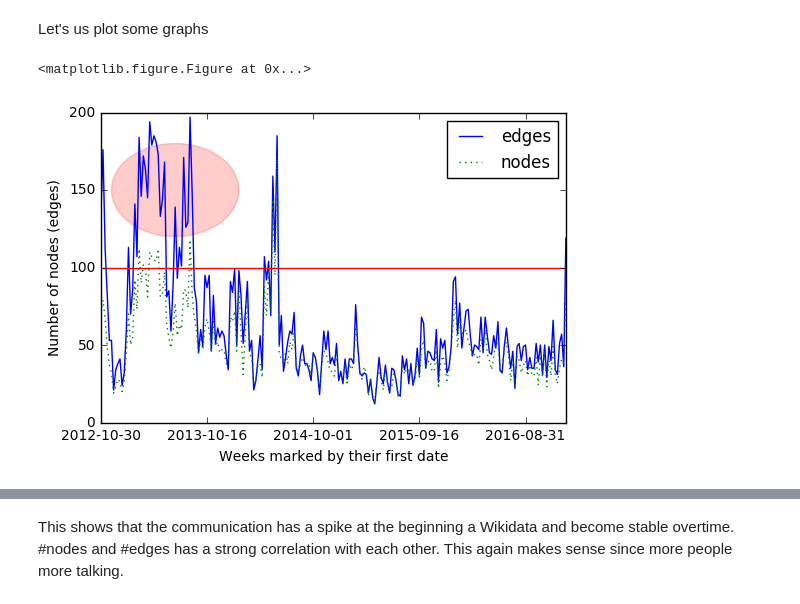
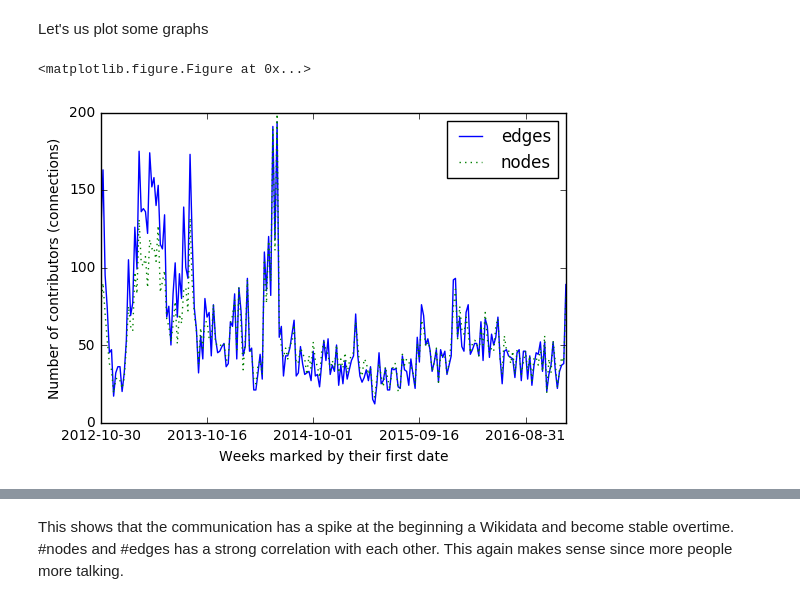
Before and after one commit to totucuong/wikidata, a Jupyter notebook: python/wikidatanetworkanalysis.ipynb, the cells around one changed output, grey strips where cells are left out. Drawn from its saved outputs; the diff is of its cells as text; code cells hidden in the pictures.

```diff
--- a/python/wikidatanetworkanalysis.ipynb
+++ b/python/wikidatanetworkanalysis.ipynb
@@ -348,9 +413,11 @@ def rescue_code(function):
 
 First we need to generate some timeSeries data. The first two series are number of nodes and number of edges for each week.
 # %%
-def createWeeklyGraph(prefix, weekNumber):
+def createWeeklyGraph(prefix, weekNumber, artifact):
     filePath = prefix + str(weekNumber)
-    return createGraph(delim=";",pathtographfile=filePath)
+    return createGraph(delim=";",pathtographfile=filePath, artifact=artifact)
+
+
 
 def buildFileHeader(columns):
     header =""
@@ -390,14 +457,14 @@ def saveTimeSeries(filePath, timeSeries):
                 values.append(timeSeries[col][i])
             f.write(buildFileLine(values) + "\n")
 
-def buildWeeklyGraphs(prefix, weeks):
+def buildWeeklyGraphs(prefix, weeks,artifact):
     graphs = []
     for i in range(weeks):
-        graphs.append(createWeeklyGraph(prefix, i))
+        graphs.append(createWeeklyGraph(prefix, i, artifact))
     return graphs
 
 # read in weekly graphs
-graphs = buildWeeklyGraphs("../data/wtp-networks/wtpnetwork_timestamp.csv_",220)
+graphs = buildWeeklyGraphs(prefix="../data/wtp-networks/wtpnetwork_timestamp.csv_",weeks=232,artifact=False)
 timeSeries = buildTimeSeries(graphs)
 saveTimeSeries("../data/wtp-networks/wtp-timeSeries",timeSeries)
 # %% [markdown]
@@ -417,21 +504,21 @@ Let's us plot some graphs
 # %%
 plt.figure()
 
 # plot time series
 df.plot(kind="line", style=['-', ':'])
 
 # drawing red line
-x=[1,220]
-y=[100,100]
-plt.plot(x,y,'-')
+# x=[1,220]
+# y=[100,100]
+# plt.plot(x,y,'-')
 
 # drawing circle
-circle1=plt.Circle((35,150),30, color='r', alpha=0.2)
-plt.gcf().gca().add_artist(circle1)
-plt.ylabel("Number of nodes (edges)")
+# circle1=plt.Circle((35,150),30, color='r', alpha=0.2)
+# plt.gcf().gca().add_artist(circle1)
+plt.ylabel("Number of contributors (connections)")
 plt.xlabel("Weeks marked by their first date")
 plt.savefig("../data/wtp-networks/timeseries_nodes_edges.pdf")
 plt.show()
 # %% [output]
 <matplotlib.figure.Figure at 0x...>
-[figure, old version]
+[figure, new version]
```
Also changed, not shown: parts of 18 cells of this notebook, 8 other files.
